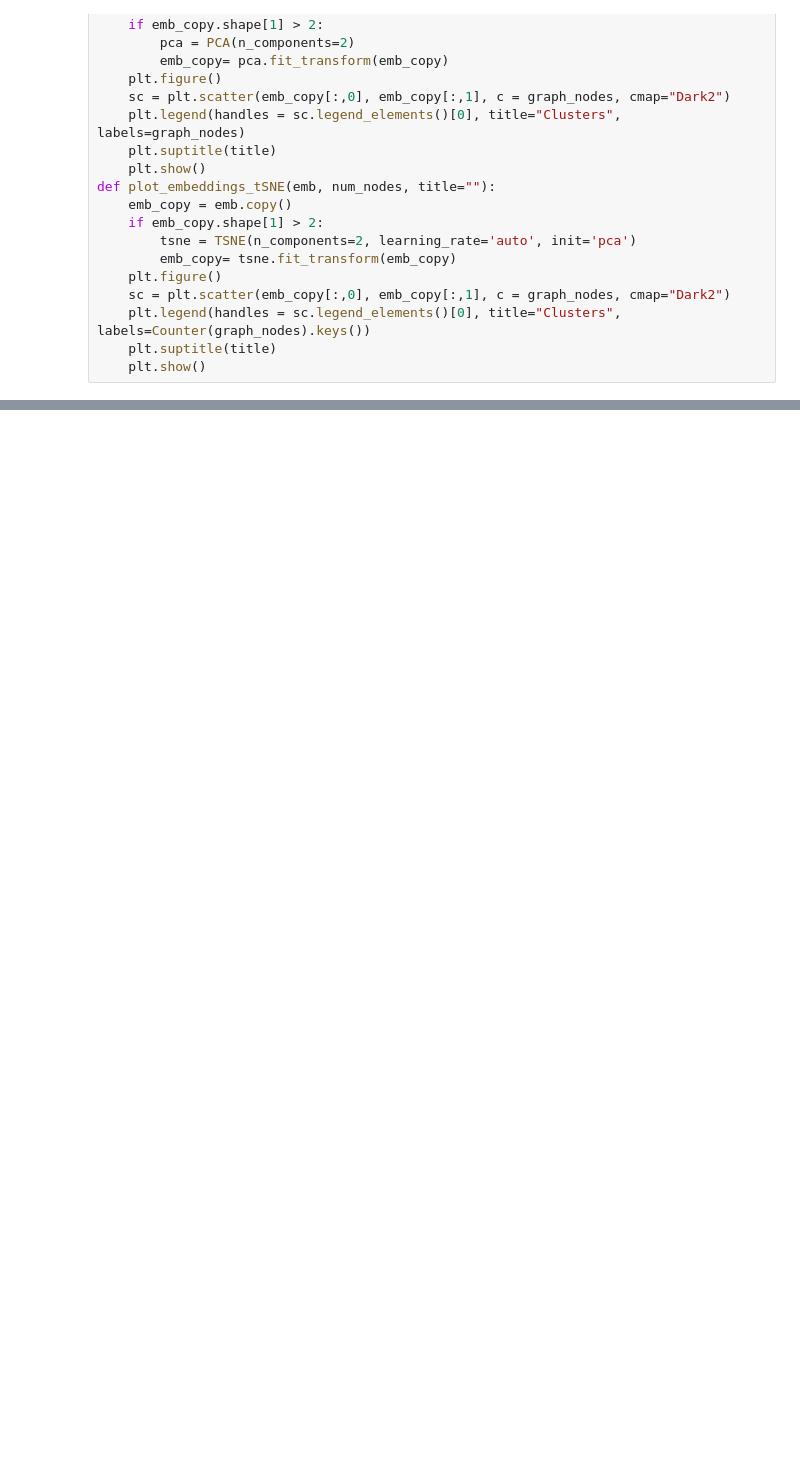
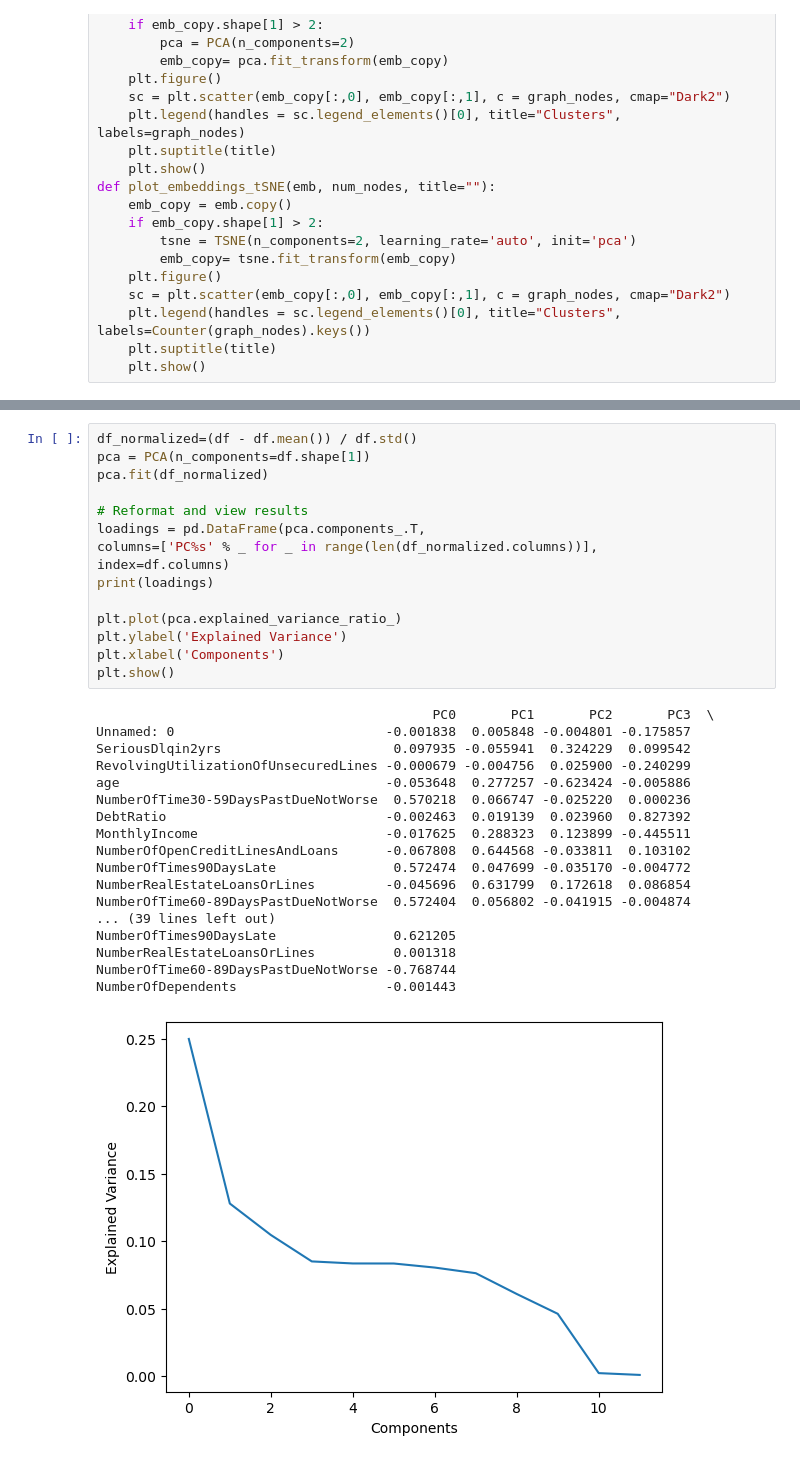
Before and after one commit to TesfaAsmara/m154, a Jupyter notebook: nbs/group_project_visualization.ipynb, the cells around one changed output, grey strips where cells are left out. Drawn from its saved outputs; the diff is of its cells as text; blank space fills up the shorter version.

```diff
--- a/nbs/group_project_visualization.ipynb
+++ b/nbs/group_project_visualization.ipynb
@@ -82,0 +105,34 @@ UFuncTypeError: ufunc 'multiply' did not contain a loop with signature matching
+# %%
+df_normalized=(df - df.mean()) / df.std()
+pca = PCA(n_components=df.shape[1])
+pca.fit(df_normalized)
+
+# Reformat and view results
+loadings = pd.DataFrame(pca.components_.T,
+columns=['PC%s' % _ for _ in range(len(df_normalized.columns))],
+index=df.columns)
+print(loadings)
+
+plt.plot(pca.explained_variance_ratio_)
+plt.ylabel('Explained Variance')
+plt.xlabel('Components')
+plt.show()
+# %% [output]
+                                           PC0       PC1       PC2       PC3  \
+Unnamed: 0                           -0.001838  0.005848 -0.004801 -0.175857
+SeriousDlqin2yrs                      0.097935 -0.055941  0.324229  0.099542
+RevolvingUtilizationOfUnsecuredLines -0.000679 -0.004756  0.025900 -0.240299
+age                                  -0.053648  0.277257 -0.623424 -0.005886
+NumberOfTime30-59DaysPastDueNotWorse  0.570218  0.066747 -0.025220  0.000236
+DebtRatio                            -0.002463  0.019139  0.023960  0.827392
+MonthlyIncome                        -0.017625  0.288323  0.123899 -0.445511
+NumberOfOpenCreditLinesAndLoans      -0.067808  0.644568 -0.033811  0.103102
+NumberOfTimes90DaysLate               0.572474  0.047699 -0.035170 -0.004772
+NumberRealEstateLoansOrLines         -0.045696  0.631799  0.172618  0.086854
+NumberOfTime60-89DaysPastDueNotWorse  0.572404  0.056802 -0.041915 -0.004874
+... (39 lines left out)
+NumberOfTimes90DaysLate               0.621205
+NumberRealEstateLoansOrLines          0.001318
+NumberOfTime60-89DaysPastDueNotWorse -0.768744
+NumberOfDependents                   -0.001443
+[figure, added]
```
Also changed, not shown: parts of 7 cells of this notebook.
